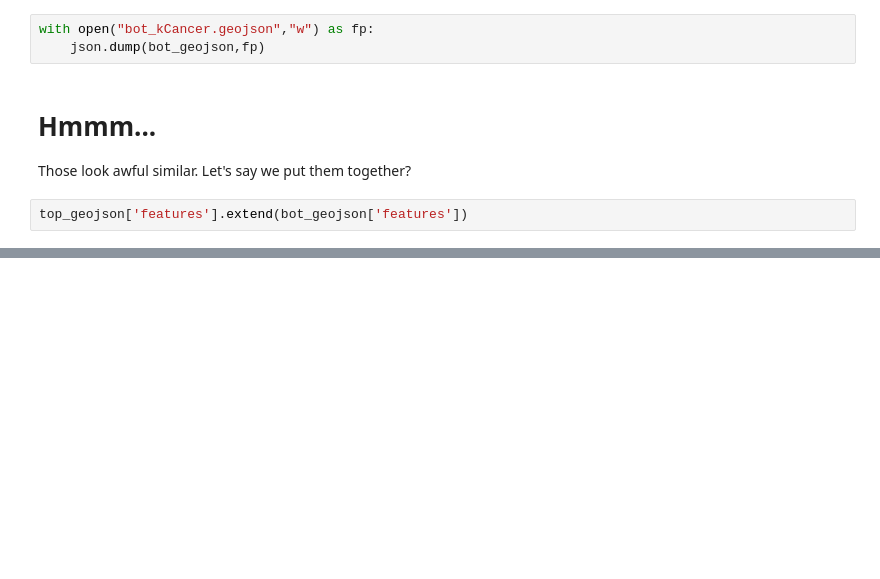
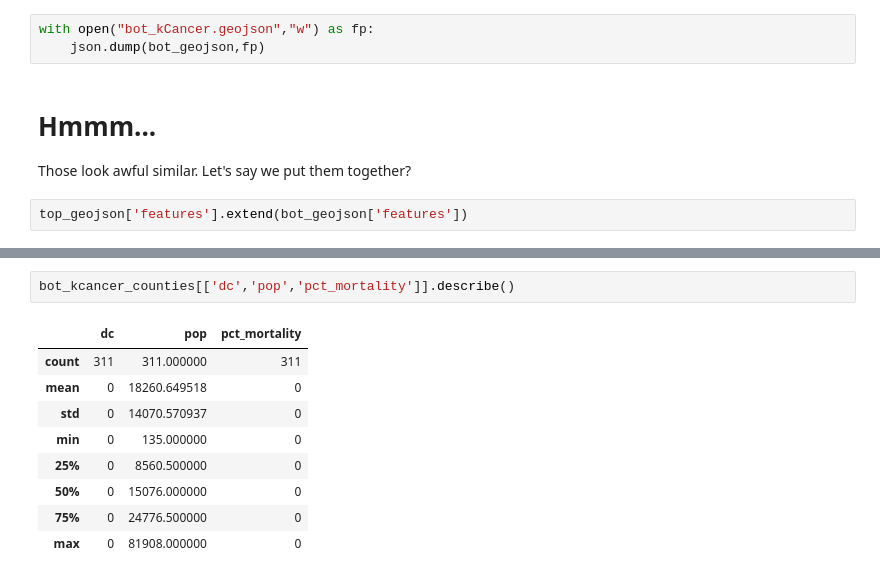
Before and after one commit to rahuldave/dst4l3, a Jupyter notebook: day3Jeremy/kidneyCancerMapping.ipynb, the cells around one changed output, grey strips where cells are left out. Saved outputs shown, nothing was run; the diff lists cells and outputs as text; blank space fills up the shorter version.

```diff
--- a/day3Jeremy/kidneyCancerMapping.ipynb
+++ b/day3Jeremy/kidneyCancerMapping.ipynb
@@ -146,0 +164,12 @@ top_geojson['features'].extend(bot_geojson['features'])
+# %%
+bot_kcancer_counties[['dc','pop','pct_mortality']].describe()
+# %% [output]
+|  | dc | pop | pct_mortality |
+| count | 311 | 311.000000 | 311 |
+| mean | 0 | 18260.649518 | 0 |
+| std | 0 | 14070.570937 | 0 |
+| min | 0 | 135.000000 | 0 |
+| 25% | 0 | 8560.500000 | 0 |
+| 50% | 0 | 15076.000000 | 0 |
+| 75% | 0 | 24776.500000 | 0 |
+| max | 0 | 81908.000000 | 0 |
```
Also changed, not shown: parts of 13 cells of this notebook, 2 other files.
